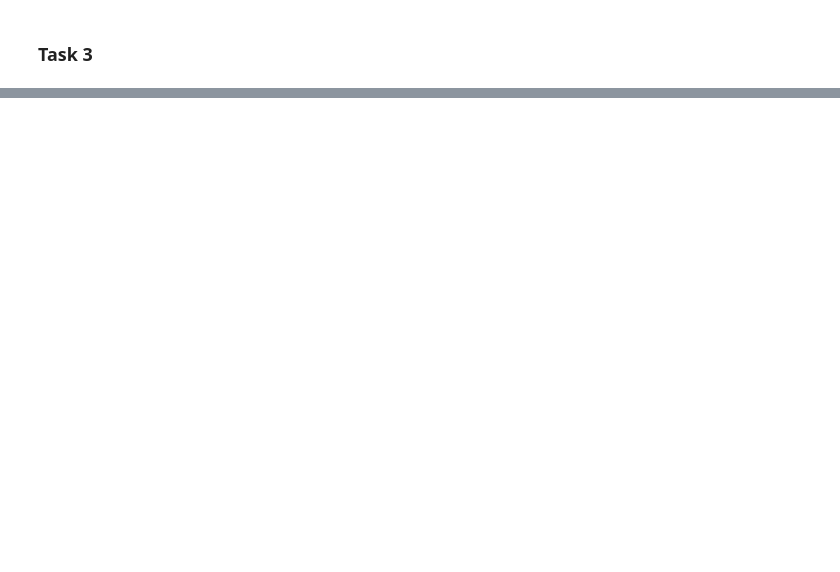
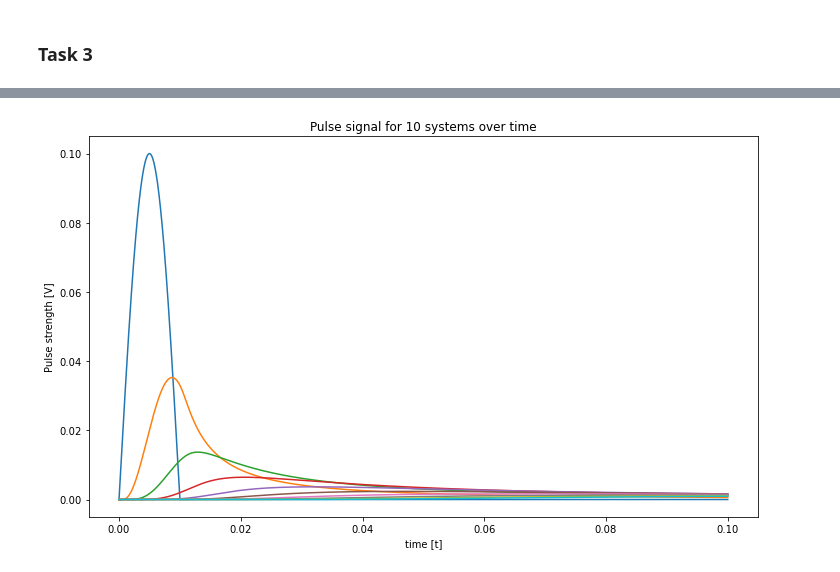
Before and after one commit to JohanCarlsen/FYS1120-Oblig-2, a Jupyter notebook: Untitled.ipynb, the cells around one changed output, grey strips where cells are left out. Drawn from its saved outputs; the diff is of its cells as text; code cells hidden in the pictures; blank space fills up the shorter version.

```diff
--- a/Untitled.ipynb
+++ b/Untitled.ipynb
@@ -45,7 +52,7 @@ plt.plot(t1, Vs)
 # %%
 t = np.zeros((nsteps, 1), float)
 V = np.zeros((nsteps, L), float)
-V[0,:] = V0 # initial condition at t=0
+V[0,:] = 0 # initial condition at t=0
 
 for j in range(nsteps-1):
     t[j+1] = t[j] + dt
@@ -54,6 +61,15 @@ for j in range(nsteps-1):
     for i in range(1, L-1): # internal elements
         V[j+1,i] = V[j,i] + (dt / C) * ((V[j,i+1] - 2 * V[j,i] + V[j,i-1]) / r - V[j,i] / R)
 
-
     # right boundary condition i=L-1
     V[j+1,L-1] = V[j,L-1] + (dt / C) *((-V[j,L-1] + V[j,L-2]) / r - V[j,L-1] / R)
+# %%
+plt.figure(figsize=(12,7))
+plt.title('Pulse signal for 10 systems over time')
+plt.xlabel('time [t]')
+plt.ylabel('Pulse strength [V]')
+
+for i in range(0, L-1, 10):
+    plt.plot(t, V[:,i])
+# %% [output]
+[figure, added]
```
Also changed, not shown: parts of 15 cells of this notebook.
